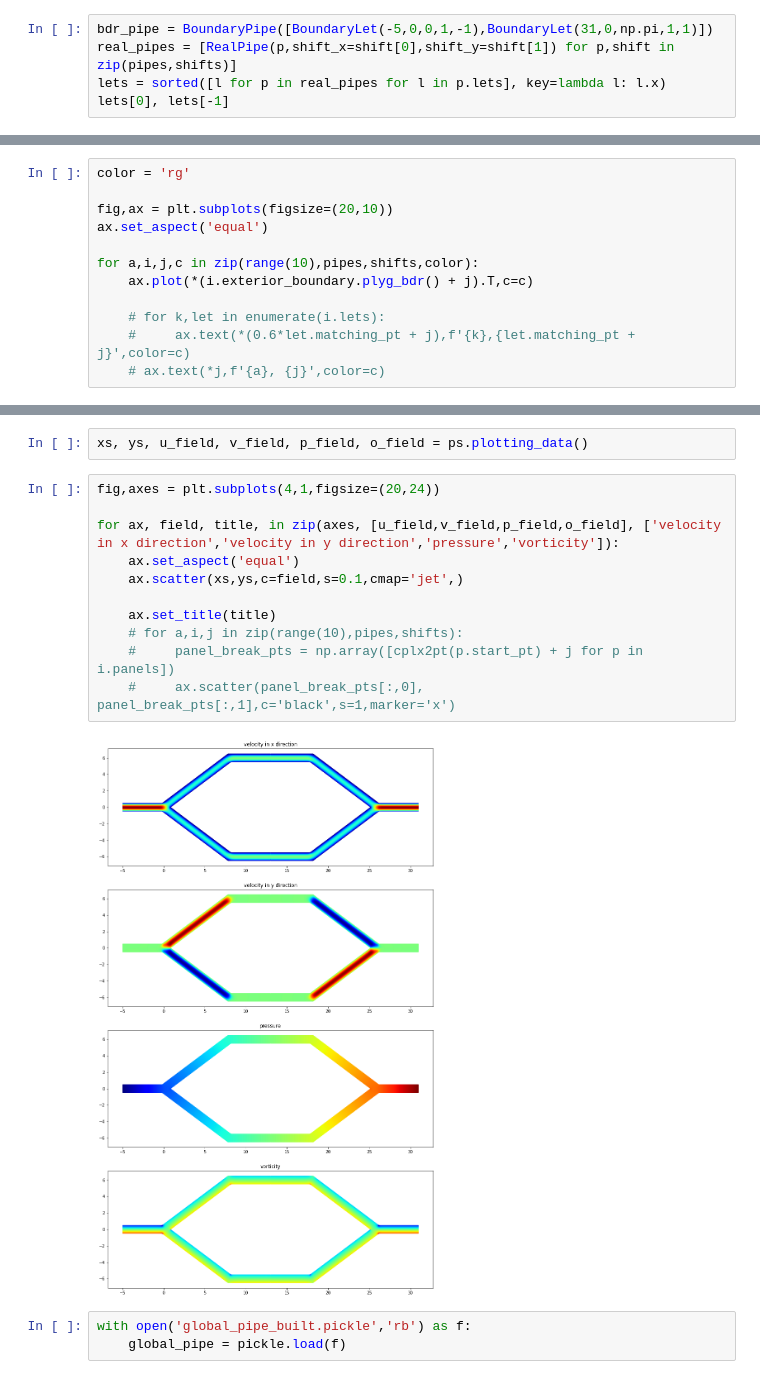
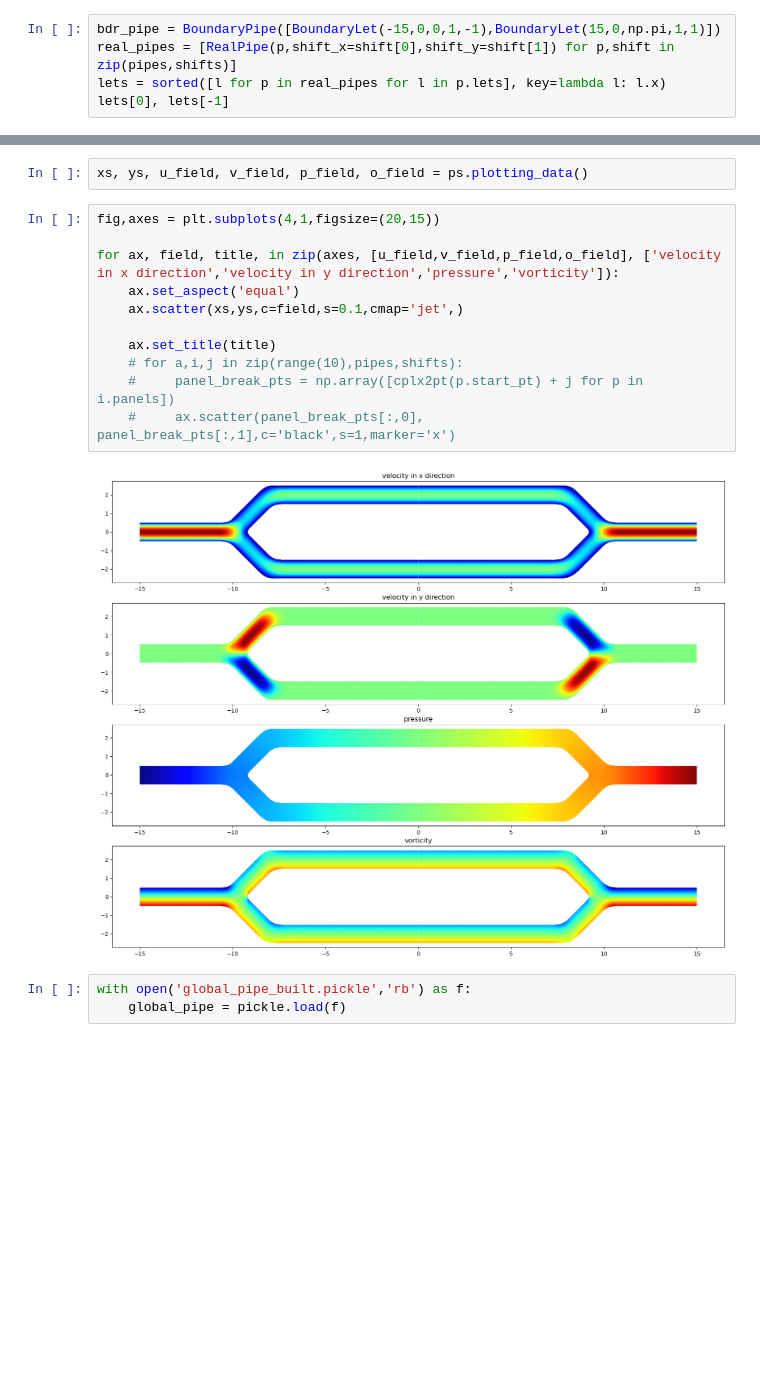
Before and after one commit to WangHaiYang874/stokes2d, a Jupyter notebook: exp2/demo.ipynb, the cells around one changed output, grey strips where cells are left out. Saved outputs shown, nothing was run; the diff lists cells and outputs as text; blank space fills up the shorter version.

Commit message:
graphs drawn

```diff
--- a/exp2/demo.ipynb
+++ b/exp2/demo.ipynb
@@ -16,7 +15,7 @@ from abstract_pipe import *
 with open('pipes_and_shifts_built.pickle','rb') as f:
     pipes, shifts = pickle.load(f)
 # %%
-bdr_pipe = BoundaryPipe([BoundaryLet(-5,0,0,1,-1),BoundaryLet(31,0,np.pi,1,1)])
+bdr_pipe = BoundaryPipe([BoundaryLet(-15,0,0,1,-1),BoundaryLet(15,0,np.pi,1,1)])
 real_pipes = [RealPipe(p,shift_x=shift[0],shift_y=shift[1]) for p,shift in zip(pipes,shifts)]
 lets = sorted([l for p in real_pipes for l in p.lets], key=lambda l: l.x)
 lets[0], lets[-1]
@@ -39,12 +30,0 @@ ax.set_aspect('equal')
-# %%
-color = 'rg'
-
-fig,ax = plt.subplots(figsize=(20,10))
-ax.set_aspect('equal')
-
-for a,i,j,c in zip(range(10),pipes,shifts,color):
-    ax.plot(*(i.exterior_boundary.plyg_bdr() + j).T,c=c)
-
-    # for k,let in enumerate(i.lets):
-    #     ax.text(*(0.6*let.matching_pt + j),f'{k},{let.matching_pt + j}',color=c)
-    # ax.text(*j,f'{a}, {j}',color=c)
@@ -53,18 +36,18 @@ for a,i,j,c in zip(range(10),pipes,shifts,color):
 # %%
 xs, ys, u_field, v_field, p_field, o_field = ps.plotting_data()
 # %%
-fig,axes = plt.subplots(4,1,figsize=(20,24))
+fig,axes = plt.subplots(4,1,figsize=(20,15))
 
 for ax, field, title, in zip(axes, [u_field,v_field,p_field,o_field], ['velocity in x direction','velocity in y direction','pressure','vorticity']):
     ax.set_aspect('equal')
     ax.scatter(xs,ys,c=field,s=0.1,cmap='jet',)
 
     ax.set_title(title)
     # for a,i,j in zip(range(10),pipes,shifts):
     #     panel_break_pts = np.array([cplx2pt(p.start_pt) + j for p in i.panels])
     #     ax.scatter(panel_break_pts[:,0], panel_break_pts[:,1],c='black',s=1,marker='x')
 # %% [output]
-[figure, old version]
+[figure, new version]
 # %%
 with open('global_pipe_built.pickle','rb') as f:
     global_pipe = pickle.load(f)
```
Also changed, not shown: parts of 23 cells of this notebook, 24 other files.
